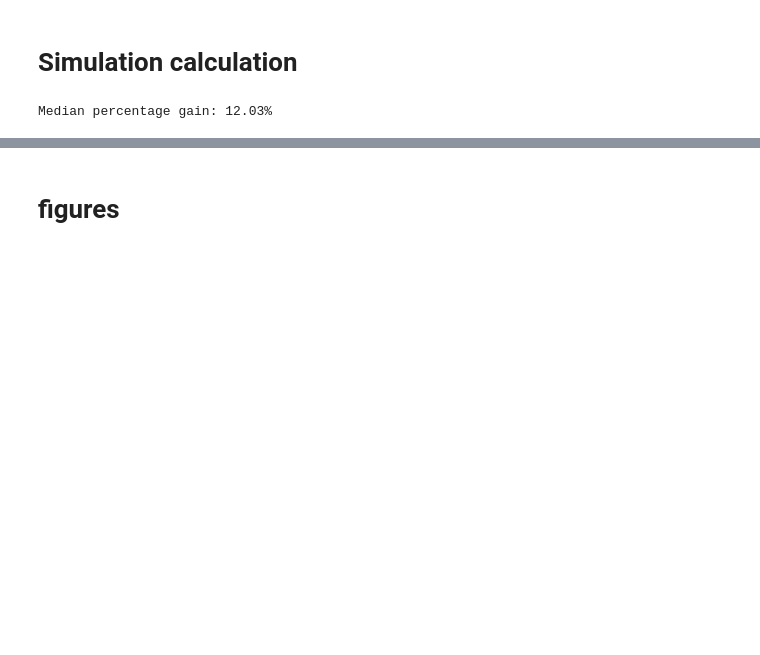
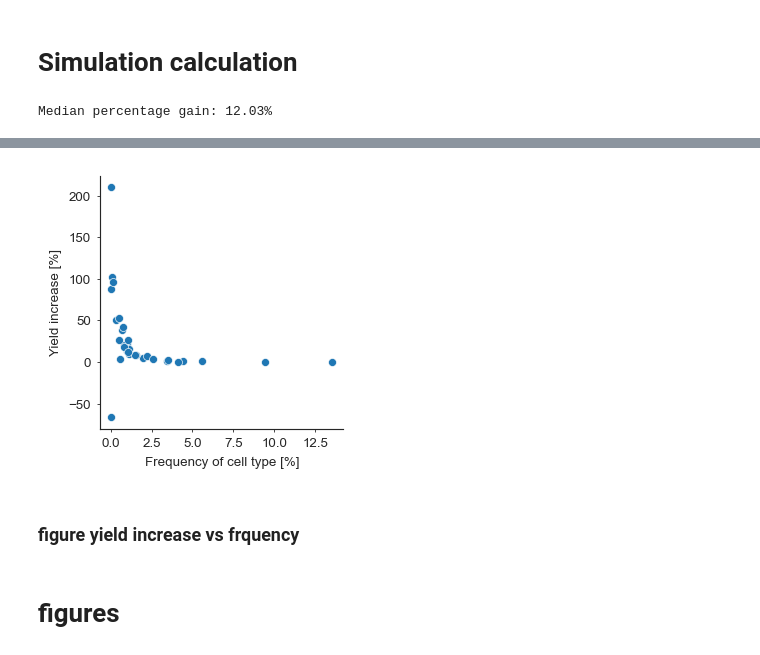
Before and after one commit to SamuelSuhai/model_in_the_loop, a Jupyter notebook: thesis/code/online_quality_and_celltype/plot_online_quality_type.ipynb, the cells around one changed output, grey strips where cells are left out. Drawn from its saved outputs; the diff is of its cells as text; code cells hidden in the pictures; blank space fills up the shorter version.

```diff
--- a/thesis/code/online_quality_and_celltype/plot_online_quality_type.ipynb
+++ b/thesis/code/online_quality_and_celltype/plot_online_quality_type.ipynb
@@ -90,3 +100,20 @@ fig.savefig(os.path.join(sim_save_path, "percentage_gain_online_vs_offline_cellt
+# %%
+
+results["target_fraction_percent"] = results["target_fraction"] * 100
+fig,ax = plt.subplots(figsize=plotter.figsize_from_frac(1/3,1/3))
+
+sns.scatterplot(data=results, x="target_fraction_percent", y="percentage_gain",ax = ax)
+sns.despine()
+# ax.set_xscale("log")
+ax.set_xlabel("Frequency of cell type [%]")
+ax.set_ylabel("Yield increase [%]")
+plotter.tight_layout()
+fig_namesave = os.path.join(sim_save_path, "percentage_gain_vs_frequency_celltype.svg")
+fig.savefig(fig_namesave,format="svg")
+# %% [output]
+[figure, added]
+# %% [markdown]
+### figure yield increase vs frquency
 # %% [markdown]
 # figures
 # %% [markdown]
```
Also changed, not shown: parts of 3 cells of this notebook, 14 other files.
